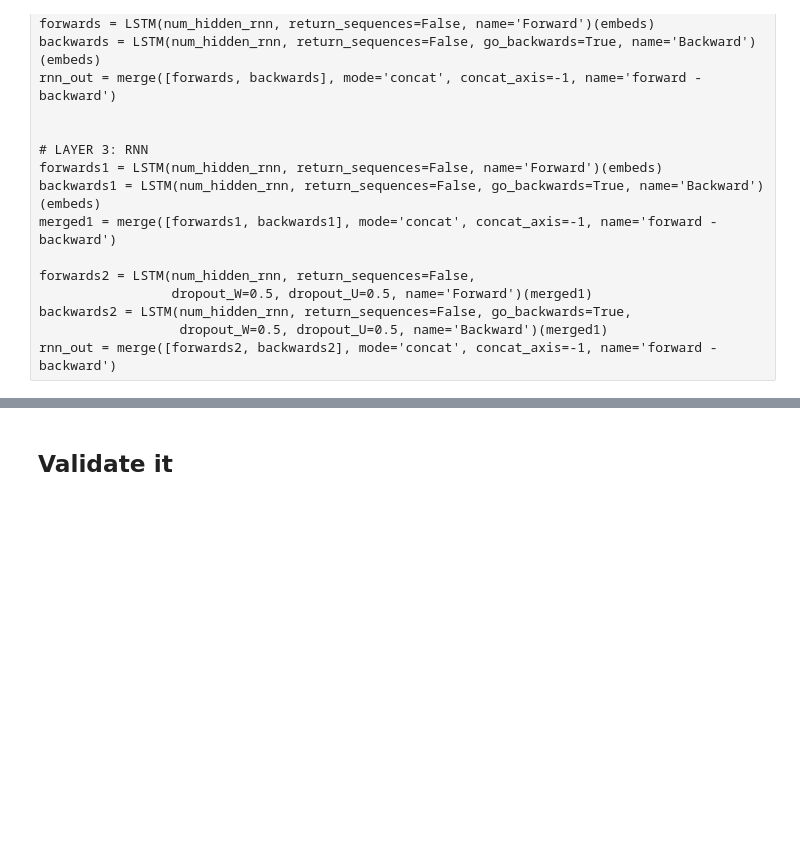
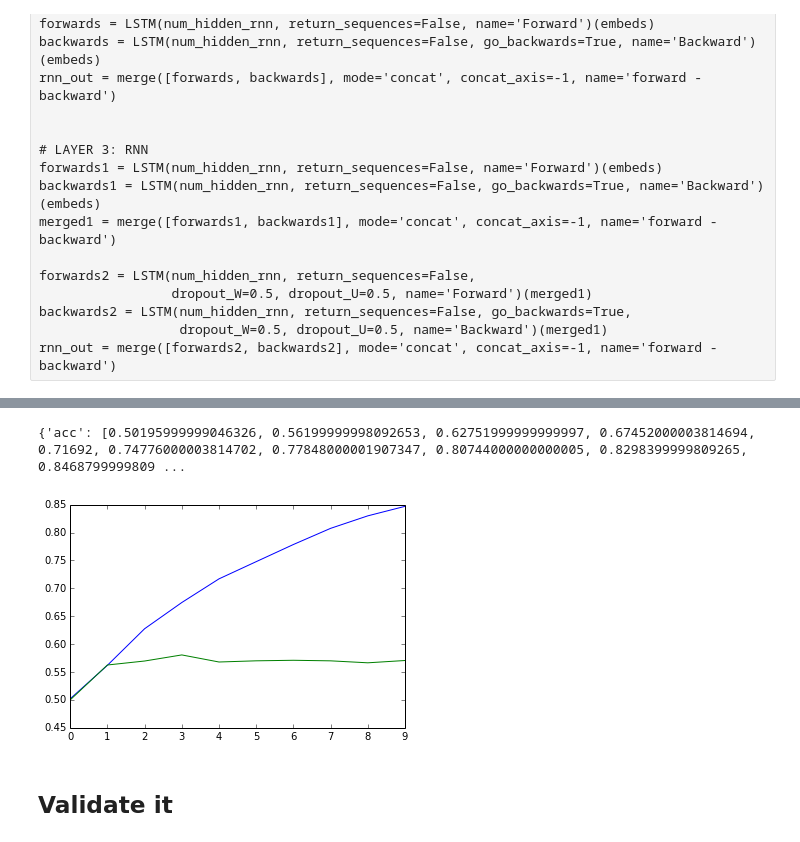
Before and after one commit to edmondzhang82/training, a Jupyter notebook: keras/00_sentiment_model/00_Model_template.ipynb, the cells around one changed output, grey strips where cells are left out. Saved outputs shown, nothing was run; the diff lists cells and outputs as text; code cells hidden in the pictures; blank space fills up the shorter version.

```diff
--- a/keras/00_sentiment_model/00_Model_template.ipynb
+++ b/keras/00_sentiment_model/00_Model_template.ipynb
@@ -238,9 +237,14 @@ Epoch 10/10
 # %%
 #Plot graphs in the notebook output
 import matplotlib.pyplot as plt
 %matplotlib inline
 
-plt.plot(history)
+plt.plot(history.history['acc'])
+plt.plot(history.history['val_acc'])
+plt.show()
+# %% [output]
+{'acc': [0.50195999999046326, 0.56199999998092653, 0.62751999999999997, 0.67452000003814694, 0.71692, 0.74776000003814702, 0.77848000001907347, 0.80744000000000005, 0.8298399999809265, 0.8468799999809 ...
+[figure, added]
 # %% [markdown]
 ## Validate it
 # %%
```
Also changed, not shown: parts of 5 cells of this notebook, 11 other files.
